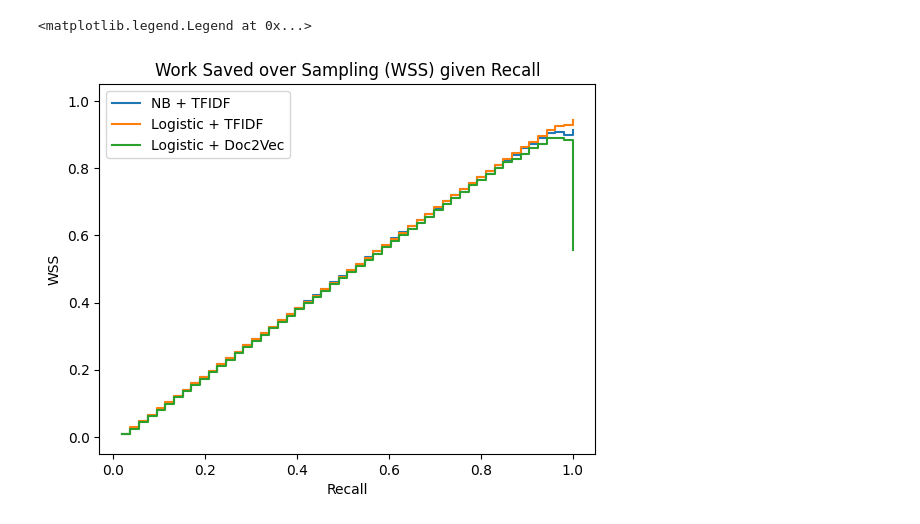
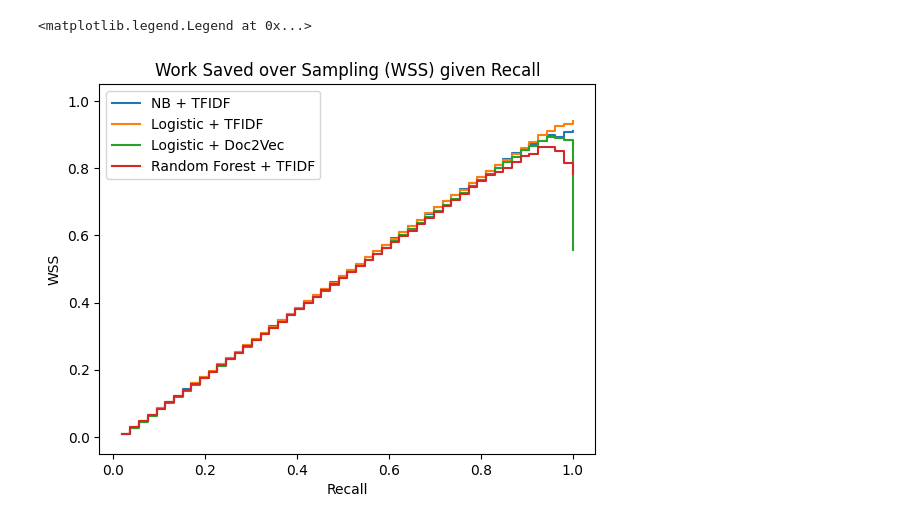
Before and after one commit to JahnsMichael/IR-ASReview, a Jupyter notebook: analysis.ipynb, the cells around one changed output. Drawn from its saved outputs; the diff is of its cells as text; code cells hidden in the pictures.

```diff
--- a/analysis.ipynb
+++ b/analysis.ipynb
@@ -1202,0 +29,25 @@ ax.legend()
+# %%
+import matplotlib.pyplot as plt
+
+from asreview import open_state
+from asreviewcontrib.insights.plot import plot_erf
+
+fig, ax = plt.subplots()
+
+with open_state("states/B_NB_T.asreview") as s1:
+  plot_erf(ax, s1)
+
+with open_state("states/B_L_T.asreview") as s2:
+  plot_erf(ax, s2)
+
+with open_state("states/B_L_D.asreview") as s3:
+  plot_erf(ax, s3)
+
+with open_state("states/B_RF_T.asreview") as s4:
+  plot_erf(ax, s4)
+
+ax.lines[0].set_label("NB + TFIDF")
+ax.lines[1].set_label("Logistic + TFIDF")
+ax.lines[2].set_label("Logistic + Doc2Vec")
+ax.lines[3].set_label("Random Forest + TFIDF")
+ax.legend()
@@ -1203,24 +57,28 @@ ax.legend()
 # %%
 import matplotlib.pyplot as plt
 
 from asreview import open_state
 from asreviewcontrib.insights.plot import plot_wss
 
 fig, ax = plt.subplots()
 
 with open_state("states/B_NB_T.asreview") as s1:
   plot_wss(ax, s1)
 
 with open_state("states/B_L_T.asreview") as s2:
   plot_wss(ax, s2)
 
 with open_state("states/B_L_D.asreview") as s3:
   plot_wss(ax, s3)
 
+with open_state("states/B_RF_T.asreview") as s4:
+  plot_wss(ax, s4)
+
 ax.lines[0].set_label("NB + TFIDF")
 ax.lines[1].set_label("Logistic + TFIDF")
 ax.lines[2].set_label("Logistic + Doc2Vec")
+ax.lines[3].set_label("Random Forest + TFIDF")
 ax.legend()
 # %% [output]
 <matplotlib.legend.Legend at 0x...>
-[figure, old version]
+[figure, new version]
```
Also changed, not shown: parts of 82 cells of this notebook, 11 other files.
